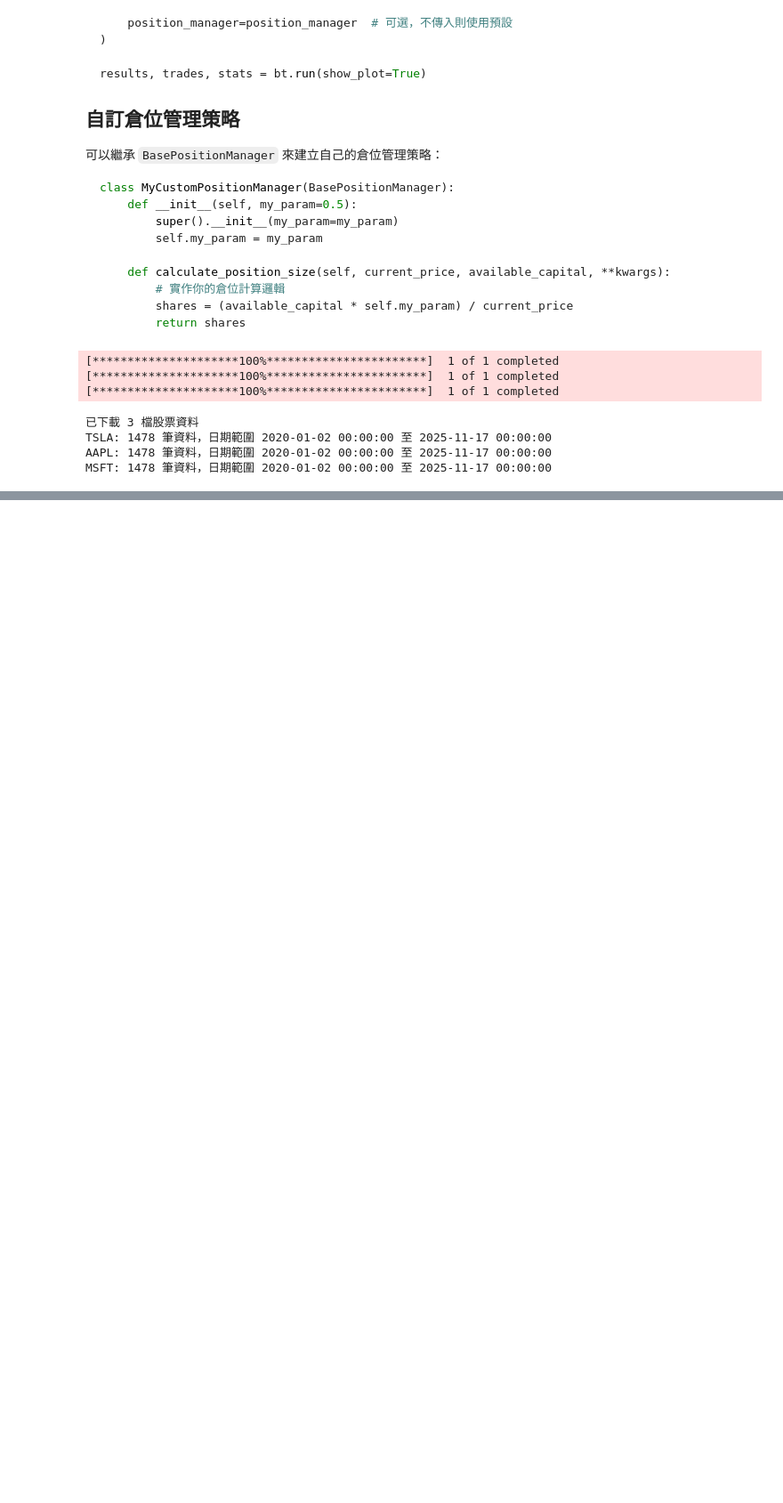
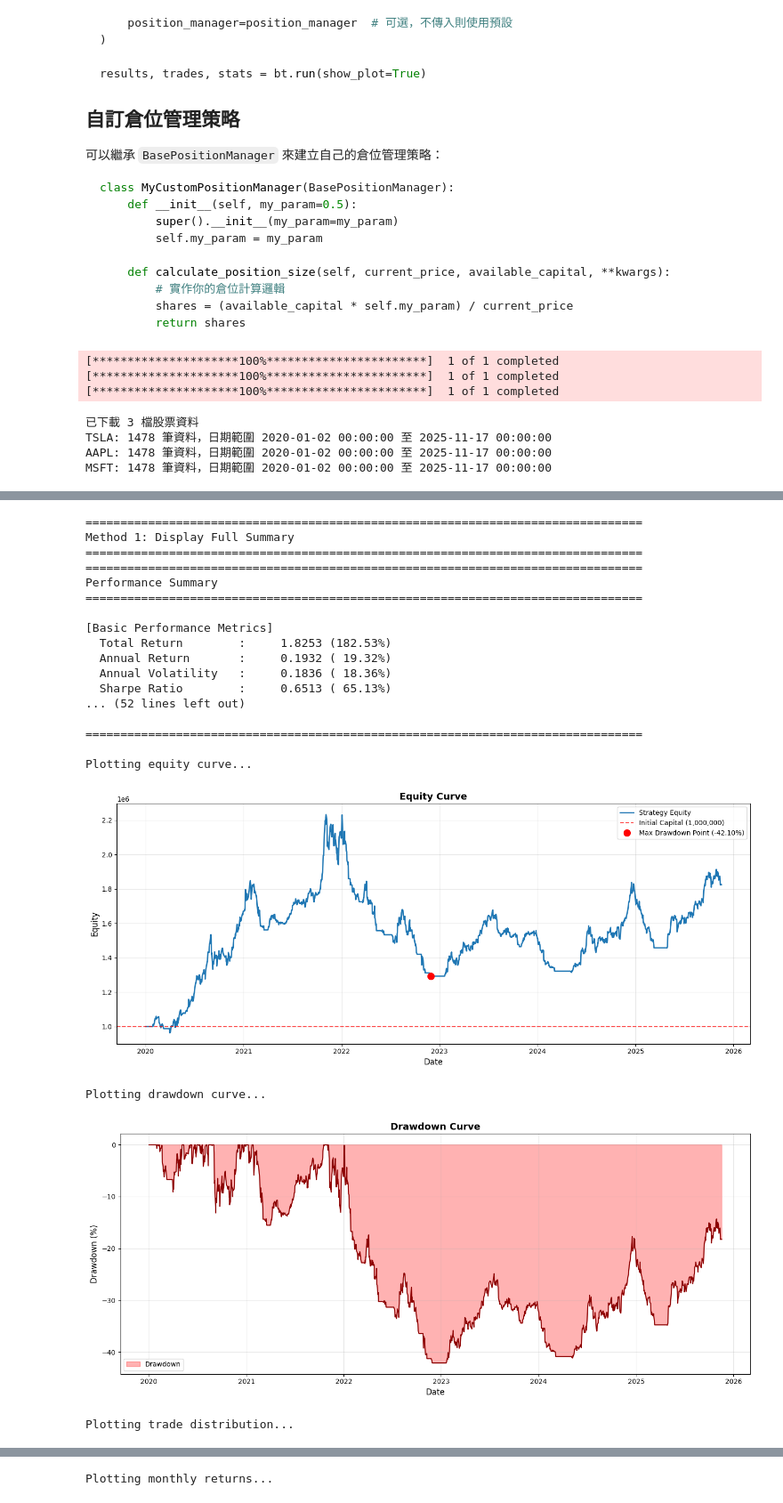
Before and after one commit to Alan-Cheng/q-trade, a Jupyter notebook: CH8.1-量化系統多股擇時模組.ipynb, the cells around one changed output, grey strips where cells are left out. Shown at 89% size. Cells and saved outputs as stored; diff of their text form; code cells hidden in the pictures; blank space fills up the shorter version.

```diff
--- a/CH8.1-量化系統多股擇時模組.ipynb
+++ b/CH8.1-量化系統多股擇時模組.ipynb
@@ -1516,0 +2055,64 @@ fix ratio (30%) 1.930909 0.200686 1.292756 -0.081050    65 1.930909e+06
+# %%
+# 使用範例：展示交易績效指標
+
+# 使用之前的回測結果
+# 建立績效指標物件
+metrics = PerformanceMetrics(
+    trades=trades,
+    stats=stats,
+    equity_curve=results['equity_curve'],
+    initial_capital=1_000_000
+)
+
+# 方法 1：顯示完整摘要
+print("=" * 80)
+print("Method 1: Display Full Summary")
+print("=" * 80)
+metrics.show_summary()
+
+# 方法 2：按股票分組顯示
+print("\n")
+metrics.show_by_symbol()
+
+# 方法 3：繪製各種圖表
+print("\nPlotting equity curve...")
+metrics.plot_equity_curve()
+
+print("\nPlotting drawdown curve...")
+metrics.plot_drawdown()
+
+print("\nPlotting trade distribution...")
+metrics.plot_trade_distribution()
+
+print("\nPlotting monthly returns...")
+metrics.plot_monthly_returns()
+
+# 方法 4：取得所有指標的 DataFrame
+print("\nAll metrics DataFrame:")
+metrics_df = metrics.get_metrics_dataframe()
+print(metrics_df)
+
+# 方法 5：一次顯示所有內容（取消註解以執行）
+# metrics.show_all()
+# %% [output]
+================================================================================
+Method 1: Display Full Summary
+================================================================================
+================================================================================
+Performance Summary
+================================================================================
+
+[Basic Performance Metrics]
+  Total Return        :     1.8253 (182.53%)
+  Annual Return       :     0.1932 ( 19.32%)
+  Annual Volatility   :     0.1836 ( 18.36%)
+  Sharpe Ratio        :     0.6513 ( 65.13%)
+... (52 lines left out)
+
+================================================================================
+
+Plotting equity curve...
+[figure, added]
+Plotting drawdown curve...
+[figure, added]
+Plotting trade distribution...
@@ -1516,0 +2120 @@ fix ratio (30%) 1.930909 0.200686 1.292756 -0.081050    65 1.930909e+06
+Plotting monthly returns...
```
Also changed, not shown: parts of 11 cells of this notebook.
